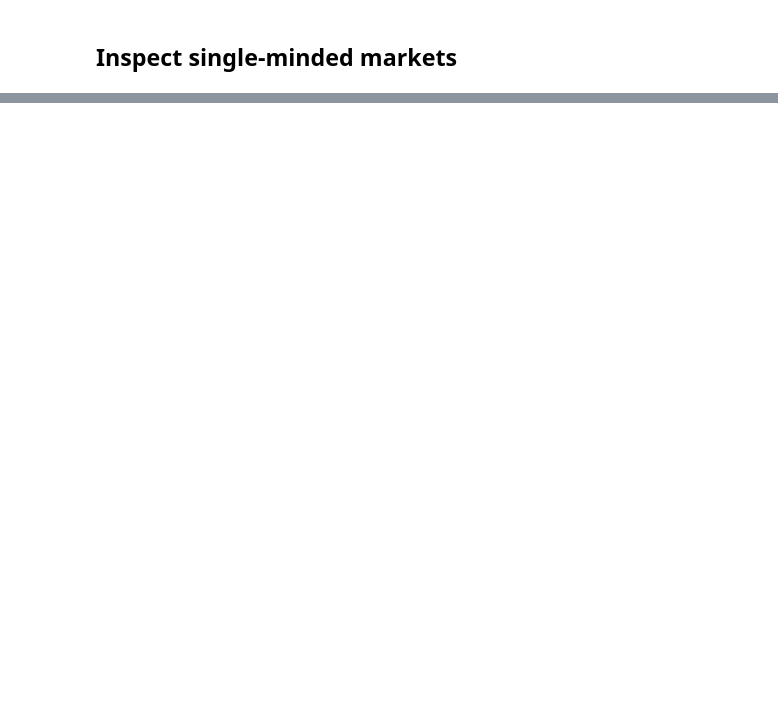
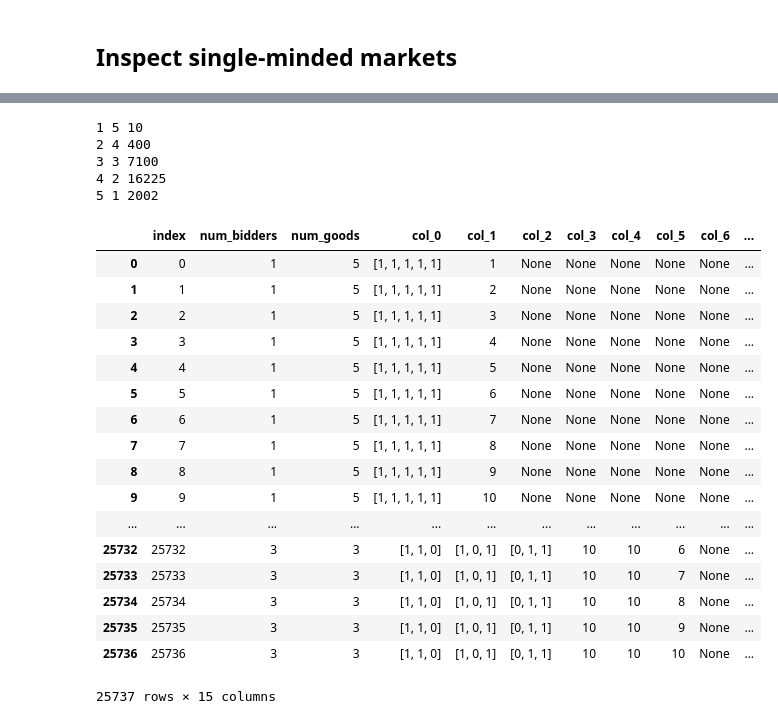
Before and after one commit to eareyan/competitive_equilibria, a Jupyter notebook: notebooks/market_data_viewer.ipynb, the cells around one changed output, grey strips where cells are left out. Drawn from its saved outputs; the diff is of its cells as text; code cells hidden in the pictures; blank space fills up the shorter version.

```diff
--- a/notebooks/market_data_viewer.ipynb
+++ b/notebooks/market_data_viewer.ipynb
@@ -129,0 +121,9 @@ memory usage: 16.5+ KB
+# %%
+for i in range(1, num_vertices):
+    print(i, num_vertices - i, len(sm_market[(sm_market['num_bidders'] == i) & (sm_market['num_goods'] == num_vertices - i)]))
+# %% [output]
+1 5 10
+2 4 400
+3 3 7100
+4 2 16225
+5 1 2002
@@ -129,0 +133,23 @@ memory usage: 16.5+ KB
+# %%
+results = pd.read_parquet(f"../experiments_results/markets_{total}.parquet/{parquet_part}", engine='pyarrow')
+# %%
+results
+# %% [output]
+|  | index | num_bidders | num_goods | col_0 | col_1 | col_2 | col_3 | col_4 | col_5 | col_6 | ... |
+| 0 | 0 | 1 | 5 | [1, 1, 1, 1, 1] | 1 | None | None | None | None | None | ... |
+| 1 | 1 | 1 | 5 | [1, 1, 1, 1, 1] | 2 | None | None | None | None | None | ... |
+| 2 | 2 | 1 | 5 | [1, 1, 1, 1, 1] | 3 | None | None | None | None | None | ... |
+| 3 | 3 | 1 | 5 | [1, 1, 1, 1, 1] | 4 | None | None | None | None | None | ... |
+| 4 | 4 | 1 | 5 | [1, 1, 1, 1, 1] | 5 | None | None | None | None | None | ... |
+| 5 | 5 | 1 | 5 | [1, 1, 1, 1, 1] | 6 | None | None | None | None | None | ... |
+| 6 | 6 | 1 | 5 | [1, 1, 1, 1, 1] | 7 | None | None | None | None | None | ... |
+| 7 | 7 | 1 | 5 | [1, 1, 1, 1, 1] | 8 | None | None | None | None | None | ... |
+| 8 | 8 | 1 | 5 | [1, 1, 1, 1, 1] | 9 | None | None | None | None | None | ... |
+| 9 | 9 | 1 | 5 | [1, 1, 1, 1, 1] | 10 | None | None | None | None | None | ... |
+| ... | ... | ... | ... | ... | ... | ... | ... | ... | ... | ... | ... |
+| 25732 | 25732 | 3 | 3 | [1, 1, 0] | [1, 0, 1] | [0, 1, 1] | 10 | 10 | 6 | None | ... |
+| 25733 | 25733 | 3 | 3 | [1, 1, 0] | [1, 0, 1] | [0, 1, 1] | 10 | 10 | 7 | None | ... |
+| 25734 | 25734 | 3 | 3 | [1, 1, 0] | [1, 0, 1] | [0, 1, 1] | 10 | 10 | 8 | None | ... |
+| 25735 | 25735 | 3 | 3 | [1, 1, 0] | [1, 0, 1] | [0, 1, 1] | 10 | 10 | 9 | None | ... |
+| 25736 | 25736 | 3 | 3 | [1, 1, 0] | [1, 0, 1] | [0, 1, 1] | 10 | 10 | 10 | None | ... |
+25737 rows × 15 columns
```
Also changed, not shown: parts of 17 cells of this notebook.
